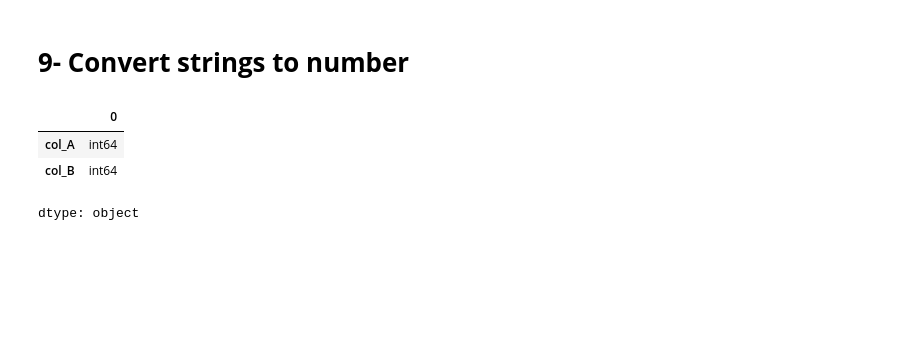
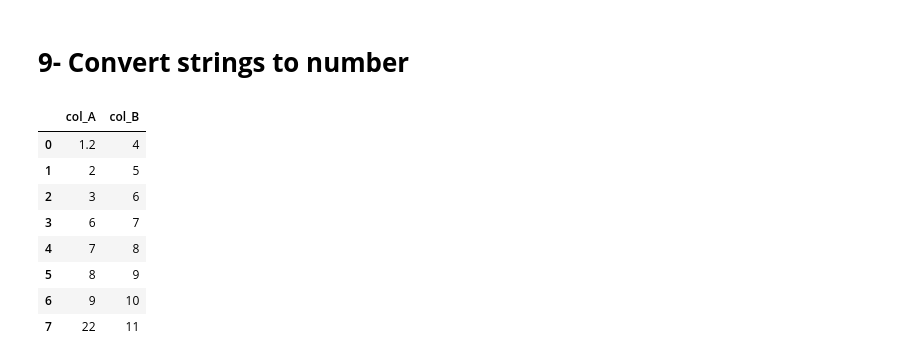
Before and after one commit to Syeda-Eman/40-days-of-Python, a Jupyter notebook: Day_7.ipynb, the cells around one changed output. Saved outputs shown, nothing was run; the diff lists cells and outputs as text; code cells hidden in the pictures; blank space fills up the shorter version.

```diff
--- a/Day_7.ipynb
+++ b/Day_7.ipynb
@@ -420,12 +420,17 @@ df.select_dtypes(include=['number']).head()
 # %% [markdown]
 # **9- Convert strings to number**
 # %%
-df = pd.DataFrame({'col_A': [1,2,3,6,7,8,9,22],
-                   'col_B':[4,5,6,7,8,9,10,11]})
+df = pd.DataFrame({'col_A': ['1.2','2','3','6','7','8','9','22'],
+                   'col_B':['4','5','6','7','8','9','10','11']})
 
-df.dtypes
+df
 # %% [output]
-|  | 0 |
-| col_A | int64 |
-| col_B | int64 |
+|  | col_A | col_B |
+| 0 | 1.2 | 4 |
+| 1 | 2 | 5 |
+| 2 | 3 | 6 |
+| 3 | 6 | 7 |
+| 4 | 7 | 8 |
+| 5 | 8 | 9 |
+| 6 | 9 | 10 |
+| 7 | 22 | 11 |
-dtype: object
```
Also changed, not shown: parts of 9 cells of this notebook.
